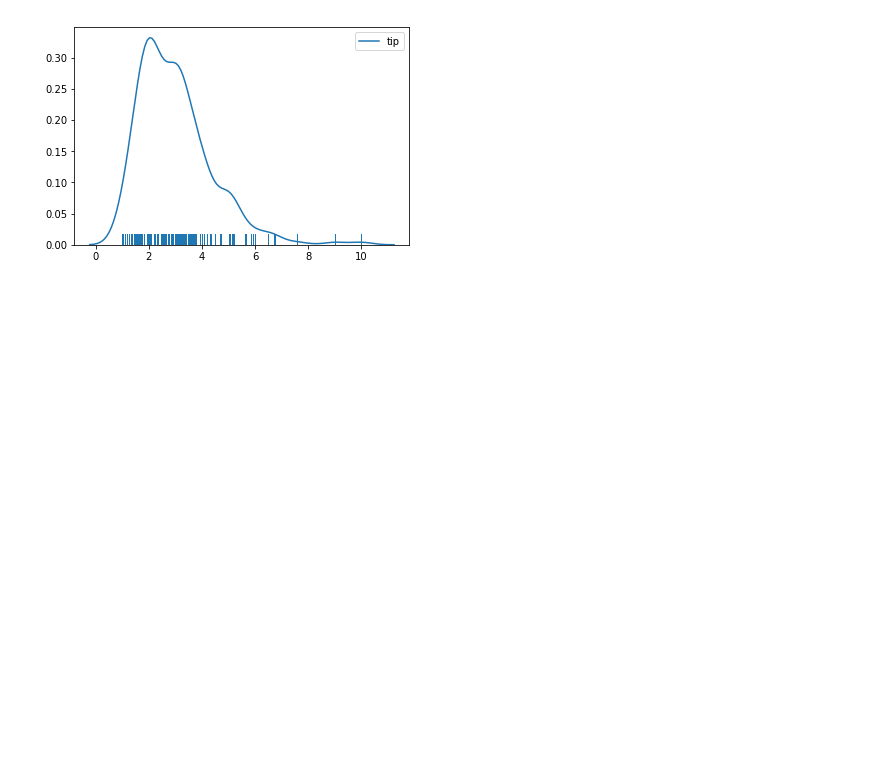
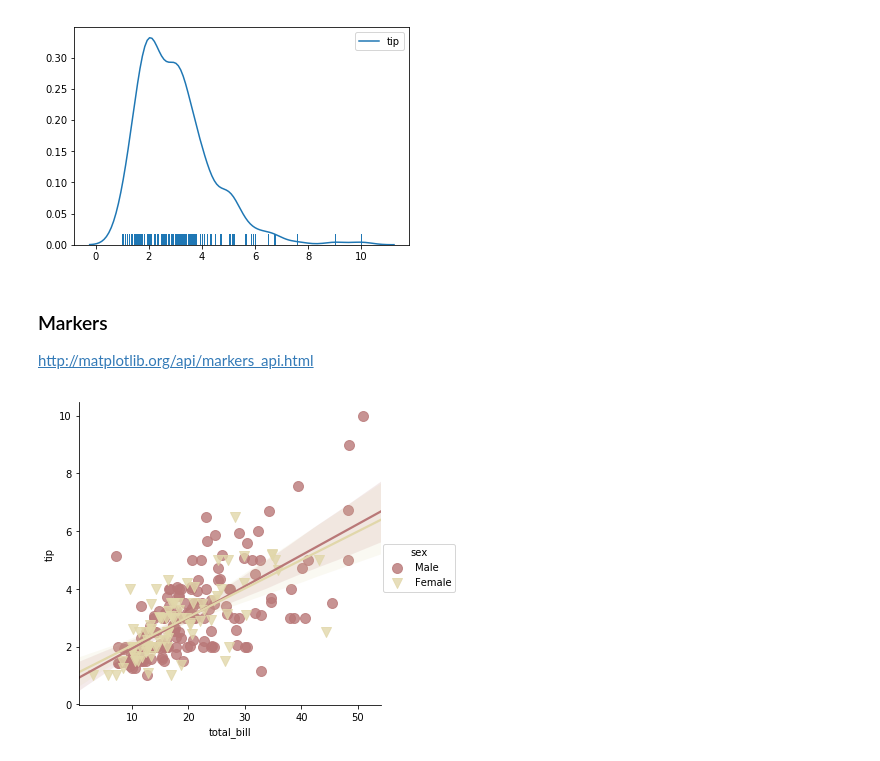
Before and after one commit to awgeezrick/notes-snippets, a Jupyter notebook: python_data_visualization.ipynb, the cells around one changed output. Drawn from its saved outputs; the diff is of its cells as text; code cells hidden in the pictures; blank space fills up the shorter version.

```diff
--- a/python_data_visualization.ipynb
+++ b/python_data_visualization.ipynb
@@ -547,3 +548,17 @@ sns.kdeplot(tip['tip'])
 sns.rugplot(tip['tip']);
 # %% [output]
 [figure]
+# %% [markdown]
+### Markers
+
+http://matplotlib.org/api/markers_api.html
+# %%
+sns.lmplot(x='total_bill',y='tip',data=tip,hue='sex',
+           palette='pink', markers=['o','v'],
+           scatter_kws={'s':100});
+
+# lmplot kwargs get passed through to regplot
+# regplot has a scatter_kws parameter that gets
+#     passed to plt.scatter.
+# %% [output]
+[figure, added]
```
Also changed, not shown: parts of 20 cells of this notebook.
